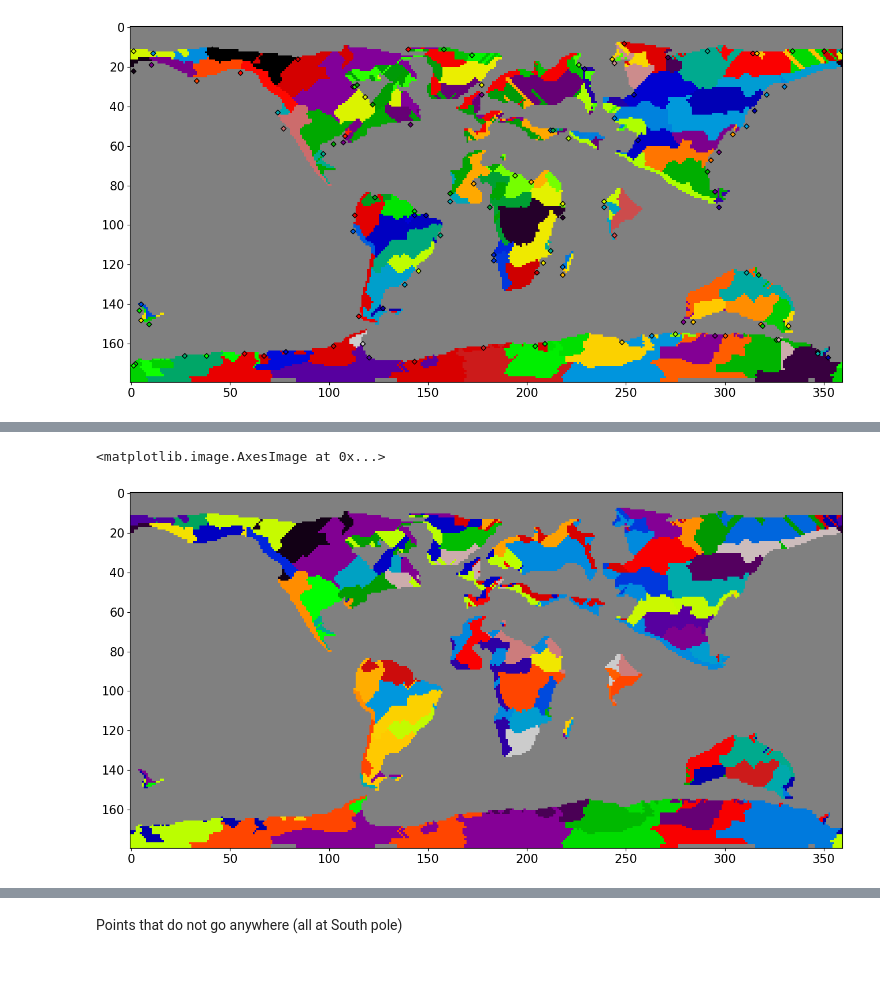
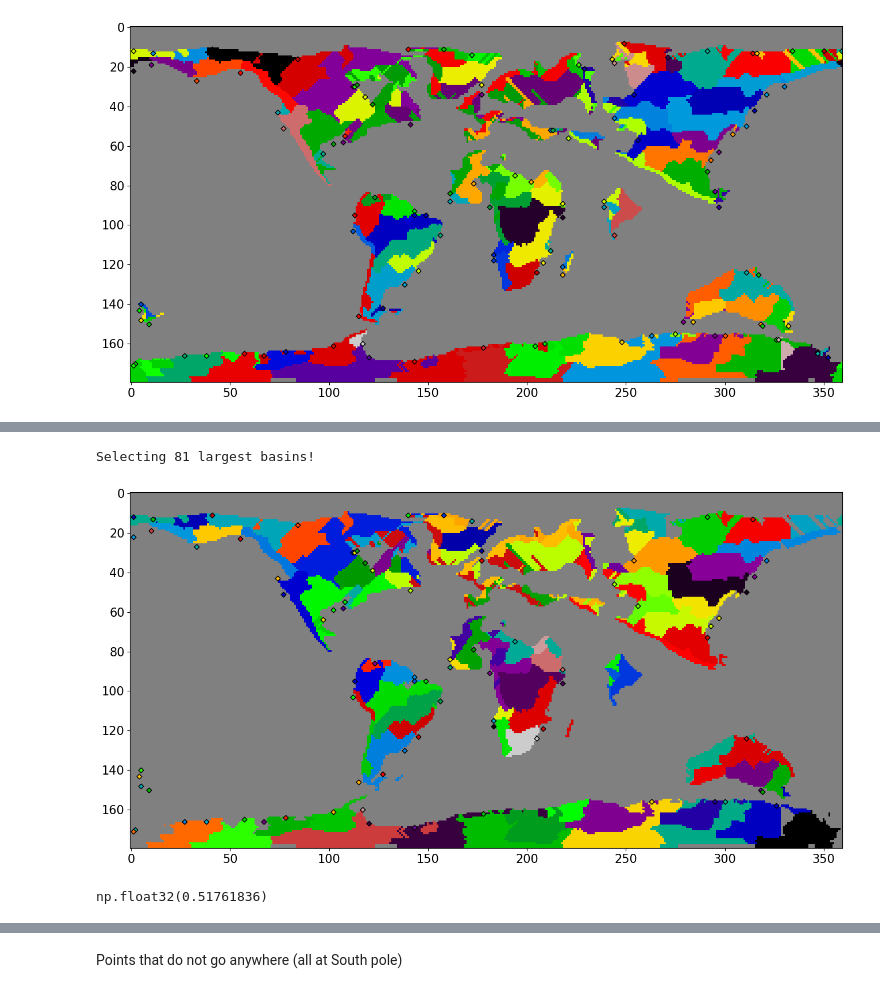
Before and after one commit to fedef17/FScripts, a Jupyter notebook: epochal_ece4_runoff.ipynb, the cells around one changed output, grey strips where cells are left out. Saved outputs shown, nothing was run; the diff lists cells and outputs as text; code cells hidden in the pictures.

Commit message:
epochal river tracking

```diff
--- a/epochal_ece4_runoff.ipynb
+++ b/epochal_ece4_runoff.ipynb
@@ -213,16 +213,22 @@ def plot_basins(rnf_map, rivers = None, shuffle = True):
     return fig
 
 
-def get_largest_basins(rivers, rivers_dir, lat = oroslope.latitude, thres = 50):
+def calc_basins_dim(rnf_map, lat = oroslope.latitude):
     coslat = np.abs(np.cos(np.deg2rad(lat)))
     coslat2d = np.tile(coslat, (360, 1)).T  # Shape
 
     basins = []
-    for ri in range(len(rivers)):
+    for ri in range(int(np.max(rnf_map)+1)):
         #basins.append(np.sum(rnf_map == ri))
         basins.append(np.sum(coslat2d[rnf_map == ri]))
 
     basins = np.array(basins)
+    return basins
+
+
+def get_largest_basins(rnf_map, rivers, rivers_dir, lat = oroslope.latitude, thres = 50):
+    basins = calc_basins_dim(rnf_map, lat = oroslope.latitude)
+
     print(f'Selecting {np.sum(basins > thres)} largest basins!')
 
     big_basins = list(np.where(basins > thres)[0])
@@ -230,7 +236,7 @@ def get_largest_basins(rivers, rivers_dir, lat = oroslope.latitude, thres = 50):
     big_rivers = [rivers[i] for i in big_basins]
     big_rivers_dir = [rivers_dir[i] for i in big_basins]
 
-    return big_rivers, big_rivers_dir
+    return big_rivers, big_rivers_dir, big_basins
 
 
 def track_rivers_and_merge(big_rivers, big_rivers_dir, flowdir = flowdir, riv_thres = 30, dir_thres = 1, use_expanded = True, weight_for_lat = False, lat = oroslope.latitude):
@@ -337,7 +343,7 @@ def drop_assign_fill():
     return
 
 
-def iter_track(flowdir = flowdir, basin_thres = 50, riv_thres = 20, dir_thres = 1, lat = oroslope.latitude, n_iter = n_iter):
+def iter_track(flowdir = flowdir, basin_thres = 50, riv_thres = 20, dir_thres = 1, lat = oroslope.latitude, n_iter = 5):
     rnf_map, rivers, rivers_dir = track_rivers(flowdir)
 
     big_rivers, big_rivers_dir = get_largest_basins(rivers, rivers_dir, lat = lat, thres = basin_thres)
@@ -361,7 +367,7 @@ fig = plot_basins(rnf_map, rivers)
 # %% [markdown]
 Group basins, keeping only the larger ones
 # %%
-big_rivers, big_rivers_dir = get_largest_basins(rivers, rivers_dir, lat = oroslope.latitude)
+big_rivers, big_rivers_dir, big_basins = get_largest_basins(rnf_map, rivers, rivers_dir, lat = oroslope.latitude)
 # %% [output]
 Selecting 39 largest basins!
 # %% [markdown]
@@ -401,21 +398,0 @@ plt.imshow(rnf_map_merged[::-1, :], cmap=cmap, vmin = 0)
-# %%
-unique_vals = np.unique(rnf_map_merged)
-unique_vals = unique_vals[unique_vals >= 0]
-random_vals = np.random.choice(10001, size=len(unique_vals), replace=False)
-randvals = np.select([rnf_map_merged == v for v in unique_vals], random_vals)
-randvals[rnf_map_merged < 0] = -2
-
-plt.figure(figsize = (16,12))
-
-cmap = plt.get_cmap('nipy_spectral').copy()
-cmap.set_under('grey')  # Color for values < vmin
-
-# Plot with vmin=threshold (values below threshold use 'red')
-plt.imshow(randvals[::-1, :], cmap=cmap, vmin = 0)
-#plt.imshow(randvals[::-1, :], cmap='nipy_spectral')
-
-# lakes = np.where(rnf_map[::-1, :] == -1)
-# plt.scatter(lakes[1], lakes[0], s = 20, marker = 'x', color = 'white')
-# %% [output]
-<matplotlib.image.AxesImage at 0x...>
-[figure, removed]
@@ -421,0 +401,18 @@ plt.imshow(randvals[::-1, :], cmap=cmap, vmin = 0)
+# %%
+big_rivers_2, big_rivers_dir_2, ok_indx = get_largest_basins(rnf_map_merged, rivers_v2, rivers_v2_dir, lat = oroslope.latitude, thres = 20)
+# %% [output]
+Selecting 81 largest basins!
+# %%
+okriv_merged = {ind: rivers_merged[ind] for ind in ok_indx}
+
+for ind in range(len(rivers_merged)):
+    if ind not in list(ok_indx):
+        rnf_map_merged[rnf_map_merged == ind] = -1
+
+
+## assign!
+AAAAAAAAAAAAAAAAAAAAAAAAAAAAAAAAAAAAAAAAAAAAAAAAAAAAAAAAAAAAAAAA
+# %%
+fig = plot_basins(rnf_map_merged, rivers_v2)
+# %% [output]
+[figure, added]
@@ -421,0 +421,4 @@ plt.imshow(randvals[::-1, :], cmap=cmap, vmin = 0)
+# %%
+basins[neword[0]]
+# %% [output]
+np.float32(0.51761836)
```
Also changed, not shown: parts of 9 cells of this notebook.
